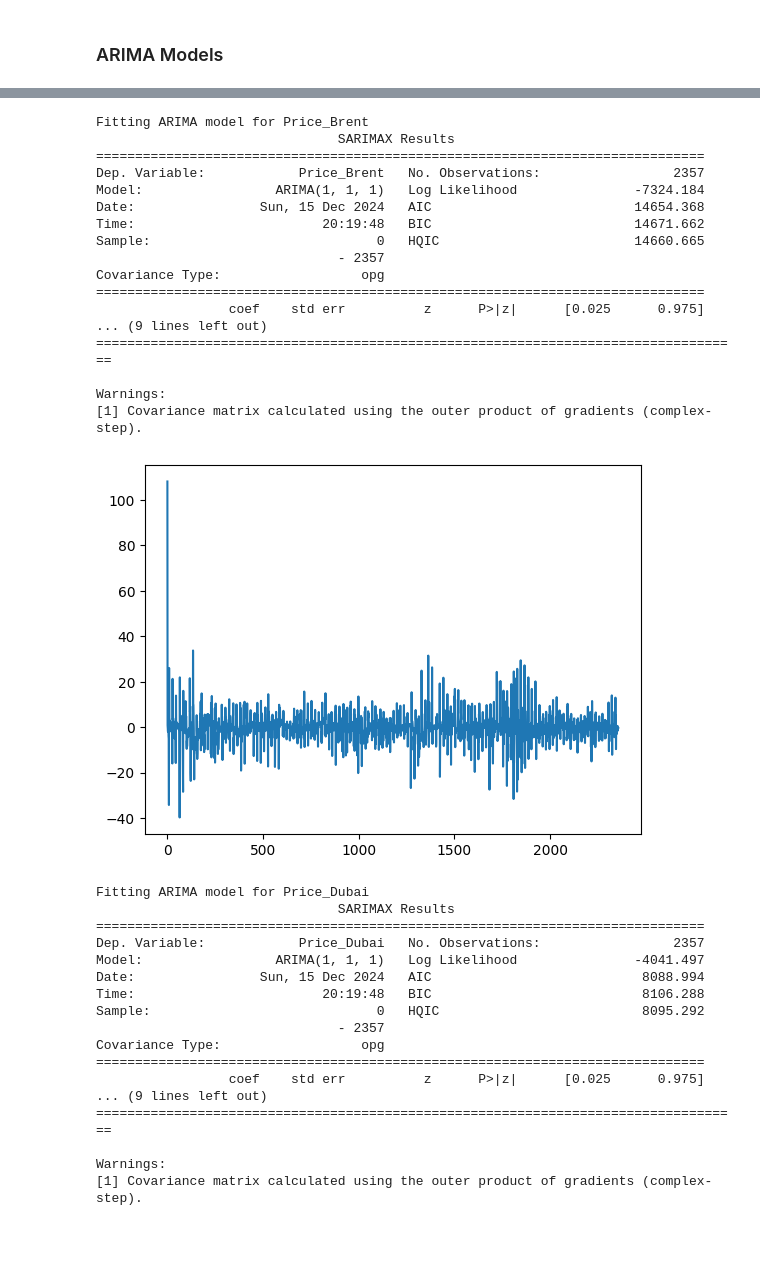
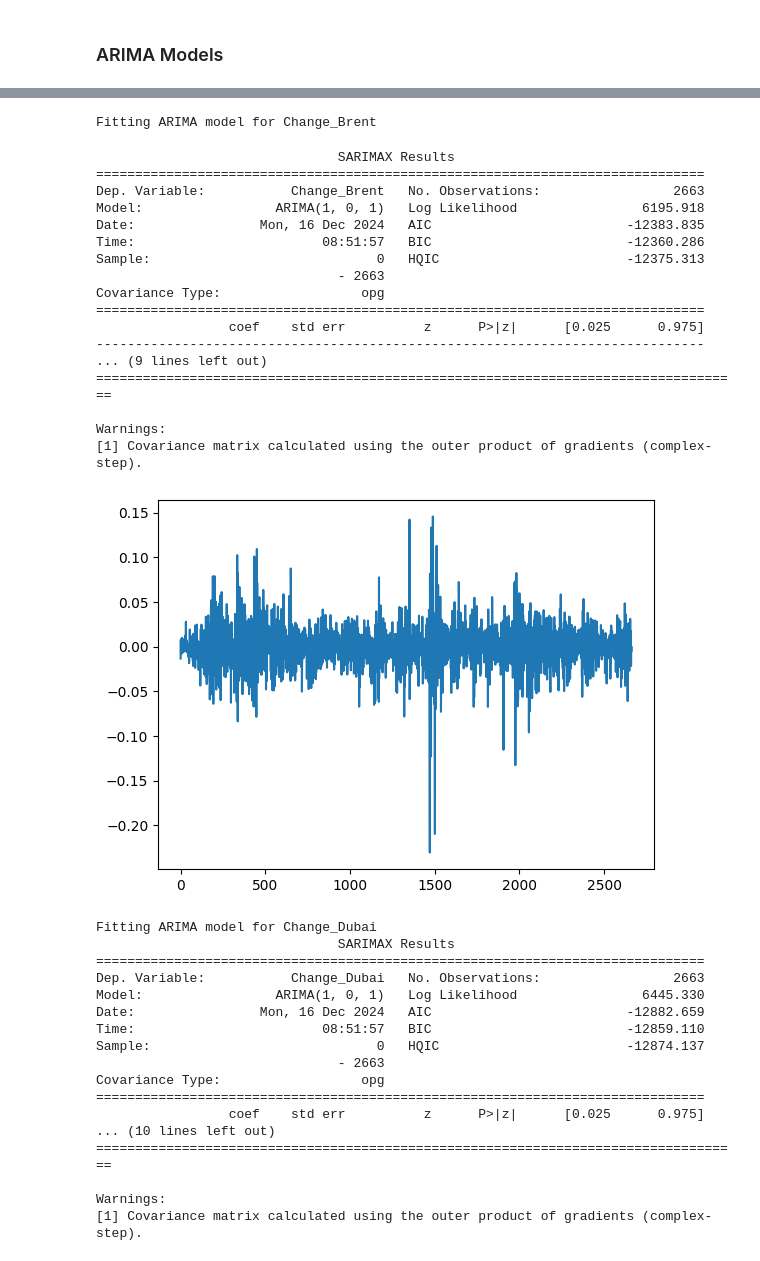
Before and after one commit to fabianbermana/oil_futures_analysis, a Jupyter notebook: scripts/time_series_analysis_1.ipynb, the cells around one changed output, grey strips where cells are left out. Cells and saved outputs as stored; diff of their text form; code cells hidden in the pictures.

```diff
--- a/scripts/time_series_analysis_1.ipynb
+++ b/scripts/time_series_analysis_1.ipynb
@@ -239,7 +239,7 @@ We decide to choose the first option, such that we may also used error correctio
 # %%
 MODELING_DATA = (
     COMBINED_DATA
-    .loc[:,['Price_WTI', 'Price_Brent', 'Price_Dubai']]
+    .loc[:,['Change_WTI', 'Change_Brent', 'Change_Dubai']]
     .dropna()
     .reset_index(drop=True)
 )
@@ -266,7 +266,7 @@ from statsmodels.tsa.arima.model import ARIMA
 
 
 # Function to check stationarity and fit ARIMA
-def fit_arima(series, order=(1, 1, 1)):
+def fit_arima(series, order=(1, 0, 1)):
 
     # Fit ARIMA model
     model = ARIMA(series, order=order)
@@ -303,35 +303,36 @@ Warnings:
-Fitting ARIMA model for Price_Brent
-                               SARIMAX Results
-==============================================================================
-Dep. Variable:            Price_Brent   No. Observations:                 2357
-Model:                 ARIMA(1, 1, 1)   Log Likelihood               -7324.184
-Date:                Sun, 15 Dec 2024   AIC                          14654.368
-Time:                        20:19:48   BIC                          14671.662
-Sample:                             0   HQIC                         14660.665
-                               - 2357
-Covariance Type:                  opg
-==============================================================================
-                 coef    std err          z      P>|z|      [0.025      0.975]
-... (9 lines left out)
-===================================================================================
-
-Warnings:
-[1] Covariance matrix calculated using the outer product of gradients (complex-step).
+Fitting ARIMA model for Change_Brent
+                               SARIMAX Results
+==============================================================================
+Dep. Variable:           Change_Brent   No. Observations:                 2663
+Model:                 ARIMA(1, 0, 1)   Log Likelihood                6195.918
+Date:                Mon, 16 Dec 2024   AIC                         -12383.835
+Time:                        08:51:57   BIC                         -12360.286
+Sample:                             0   HQIC                        -12375.313
+                               - 2663
+Covariance Type:                  opg
+==============================================================================
+                 coef    std err          z      P>|z|      [0.025      0.975]
+------------------------------------------------------------------------------
+... (9 lines left out)
+===================================================================================
+
+Warnings:
+[1] Covariance matrix calculated using the outer product of gradients (complex-step).
-[figure, old version]
+[figure, new version]
-Fitting ARIMA model for Price_Dubai
-                               SARIMAX Results
-==============================================================================
-Dep. Variable:            Price_Dubai   No. Observations:                 2357
-Model:                 ARIMA(1, 1, 1)   Log Likelihood               -4041.497
-Date:                Sun, 15 Dec 2024   AIC                           8088.994
-Time:                        20:19:48   BIC                           8106.288
-Sample:                             0   HQIC                          8095.292
-                               - 2357
-Covariance Type:                  opg
-==============================================================================
-                 coef    std err          z      P>|z|      [0.025      0.975]
-... (9 lines left out)
-===================================================================================
-
-Warnings:
-[1] Covariance matrix calculated using the outer product of gradients (complex-step).
+Fitting ARIMA model for Change_Dubai
+                               SARIMAX Results
+==============================================================================
+Dep. Variable:           Change_Dubai   No. Observations:                 2663
+Model:                 ARIMA(1, 0, 1)   Log Likelihood                6445.330
+Date:                Mon, 16 Dec 2024   AIC                         -12882.659
+Time:                        08:51:57   BIC                         -12859.110
+Sample:                             0   HQIC                        -12874.137
+                               - 2663
+Covariance Type:                  opg
+==============================================================================
+                 coef    std err          z      P>|z|      [0.025      0.975]
+... (10 lines left out)
+===================================================================================
+
+Warnings:
+[1] Covariance matrix calculated using the outer product of gradients (complex-step).
```
Also changed, not shown: parts of 10 cells of this notebook, 5 other files.
